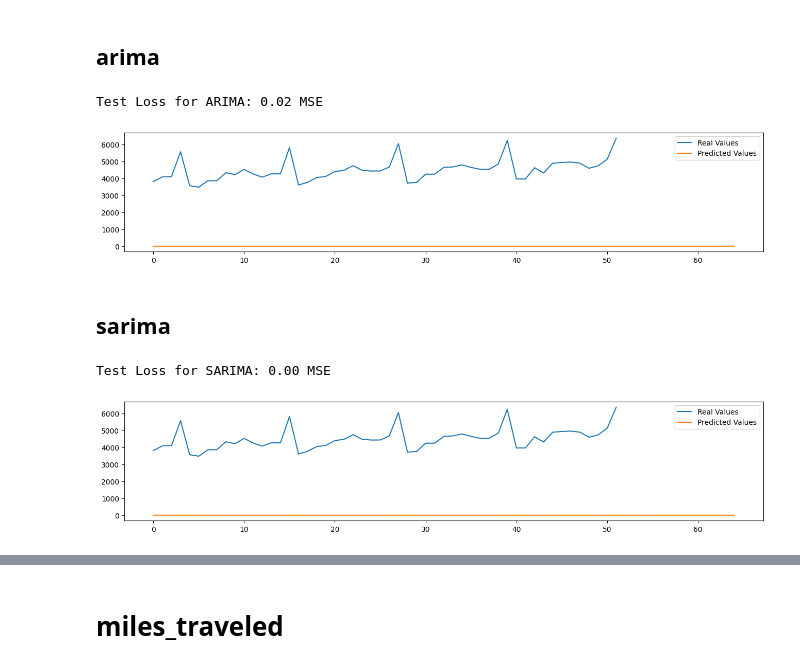
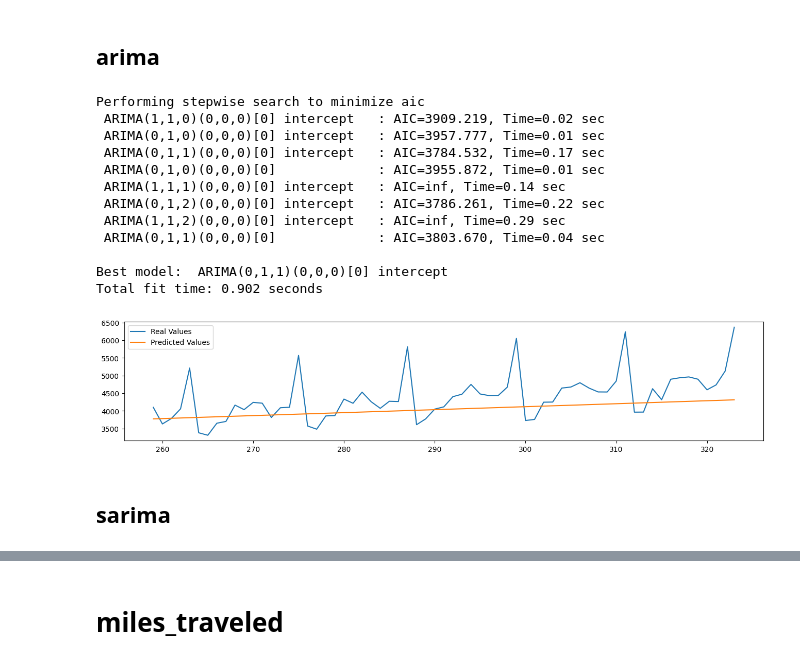
Before and after one commit to KValim/Projetcs, a Jupyter notebook: FIAP/deep learning II/entrega/exercicio_5/LSTM_RNN_Analysis.ipynb, the cells around one changed output, grey strips where cells are left out. Cells and saved outputs as stored; diff of their text form; code cells hidden in the pictures.

```diff
--- a/FIAP/deep learning II/entrega/exercicio_5/LSTM_RNN_Analysis.ipynb
+++ b/FIAP/deep learning II/entrega/exercicio_5/LSTM_RNN_Analysis.ipynb
@@ -125,33 +122,31 @@ def plot_arima(df_column, predictions):
     plt.legend()
     plt.show()
 # %%
-def train_sarima(train_generator, test_generator):
-    # Construindo e treinando o modelo SARIMA
-    sarima_model = SARIMAX(train_generator.data, order=(5,1,0), seasonal_order=(1,1,1,12))
-    sarima_model_fit = sarima_model.fit()
+def train_arima(df):
+    # Dividindo os dados em treinamento e teste
+    train, test = train_test_split(df, test_size=0.2, shuffle=False)
 
-    # Fazendo previsões
-    sarima_predictions = sarima_model_fit.predict(start=len(train_generator.data), end=len(train_generator.data) + len(test_generator.data)-1)
+    # Aplicando o AutoARIMA para determinar a ordem do modelo
+    model = auto_arima(train, start_p=1, start_q=0, seasonal=False, trace=True)
 
-    # Calculando o erro
-    sarima_mse = mean_squared_error(test_generator.data, sarima_predictions)
-    print('Test Loss for SARIMA: %.2f MSE' % (sarima_mse))
+    # Fazendo as previsões no conjunto de teste
+    predictions = model.predict(n_periods=len(test))
 
-    return sarima_model, sarima_model_fit, sarima_predictions
+    # Plotando as previsões
+    plot_arima(test, predictions)
 # %%
-def train_arima(train_generator, test_generator):
-    # Construindo e treinando o modelo ARIMA
-    arima_model = ARIMA(train_generator.data, order=(1,1,0))
-    arima_model_fit = arima_model.fit()
+def train_sarima(df):
+    # Dividindo os dados em treinamento e teste
+    train, test = train_test_split(df, test_size=0.2, shuffle=False)
 
-    # Fazendo previsões
-    arima_predictions = arima_model_fit.predict(start=len(train_generator.data), end=len(train_generator.data) + len(test_generator.data)-1)
+    # Aplicando o AutoARIMA para determinar a ordem do modelo
+    model = auto_arima(train, start_p=0, start_q=0, seasonal=True, m=12, trace=True)
 
-    # Calculando o erro
-    arima_mse = mean_squared_error(test_generator.data, arima_predictions)
-    print('Test Loss for ARIMA: %.2f MSE' % (arima_mse))
+    # Fazendo as previsões no conjunto de teste
+    predictions = model.predict(n_periods=len(test))
 
-    return arima_model, arima_model_fit, arima_predictions
+    # Plotando as previsões
+    plot_arima(test, predictions)
 # %%
 look_back=12
 split_fraction=0.8
@@ -429,16 +432,20 @@ Test Loss for GRU: 0.02 MSE
 # %% [markdown]
 ## arima
 # %%
-arima_model, arima_model_fit, arima_predictions = train_arima(train_generator, test_generator)
-plot_arima(beer_wine_liquor['beer'], arima_predictions)
+train_arima(beer_wine_liquor['beer'])
 # %% [output]
-Test Loss for ARIMA: 0.02 MSE
+Performing stepwise search to minimize aic
+ ARIMA(1,1,0)(0,0,0)[0] intercept   : AIC=3909.219, Time=0.02 sec
+ ARIMA(0,1,0)(0,0,0)[0] intercept   : AIC=3957.777, Time=0.01 sec
+ ARIMA(0,1,1)(0,0,0)[0] intercept   : AIC=3784.532, Time=0.17 sec
+ ARIMA(0,1,0)(0,0,0)[0]             : AIC=3955.872, Time=0.01 sec
+ ARIMA(1,1,1)(0,0,0)[0] intercept   : AIC=inf, Time=0.14 sec
+ ARIMA(0,1,2)(0,0,0)[0] intercept   : AIC=3786.261, Time=0.22 sec
+ ARIMA(1,1,2)(0,0,0)[0] intercept   : AIC=inf, Time=0.29 sec
+ ARIMA(0,1,1)(0,0,0)[0]             : AIC=3803.670, Time=0.04 sec
+
+Best model:  ARIMA(0,1,1)(0,0,0)[0] intercept
+Total fit time: 0.902 seconds
-[figure, old version]
+[figure, new version]
 # %% [markdown]
 ## sarima
-# %%
-sarima_model, sarima_model_fit, sarima_predictions = train_sarima(train_generator, test_generator)
-plot_arima(beer_wine_liquor['beer'], sarima_predictions)
-# %% [output]
-Test Loss for SARIMA: 0.00 MSE
-[figure, removed]
```
Also changed, not shown: parts of 22 cells of this notebook, 7 other files.
